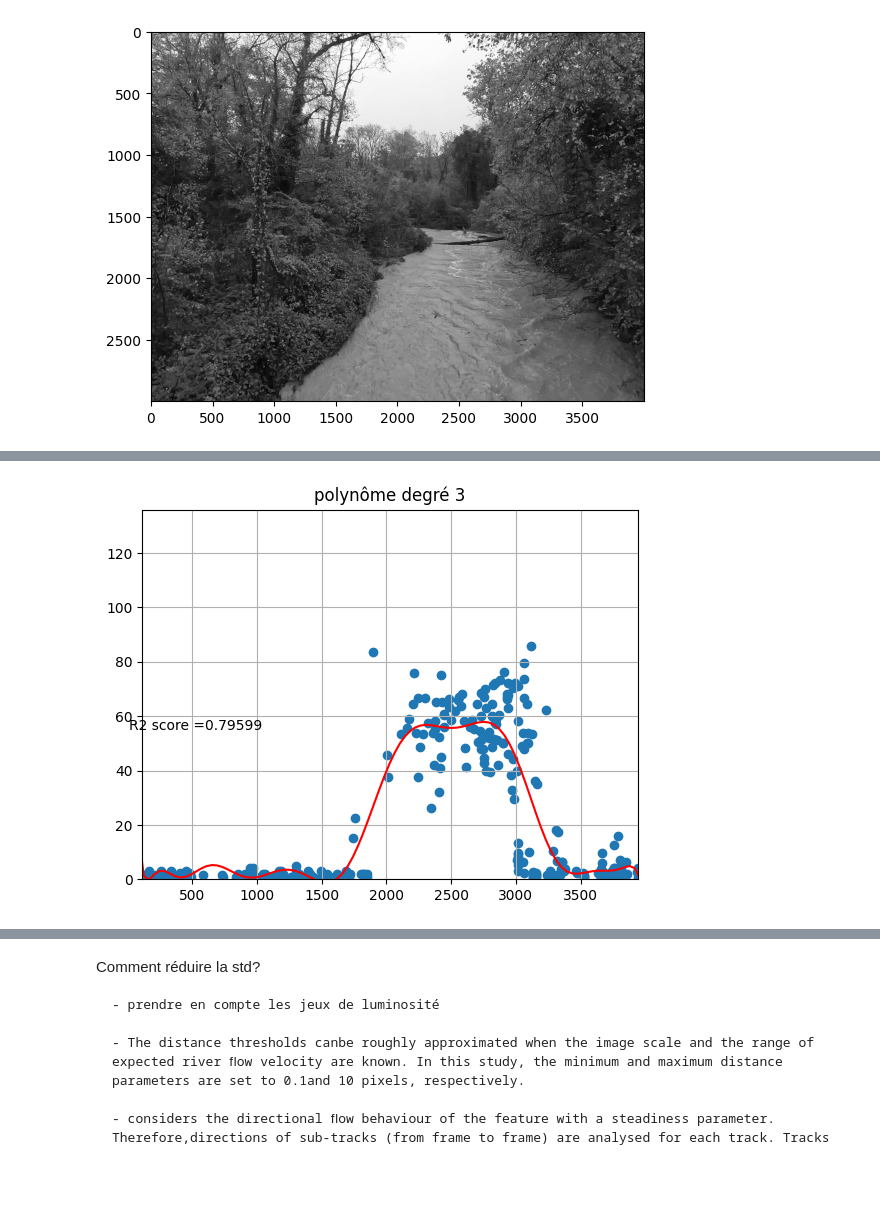
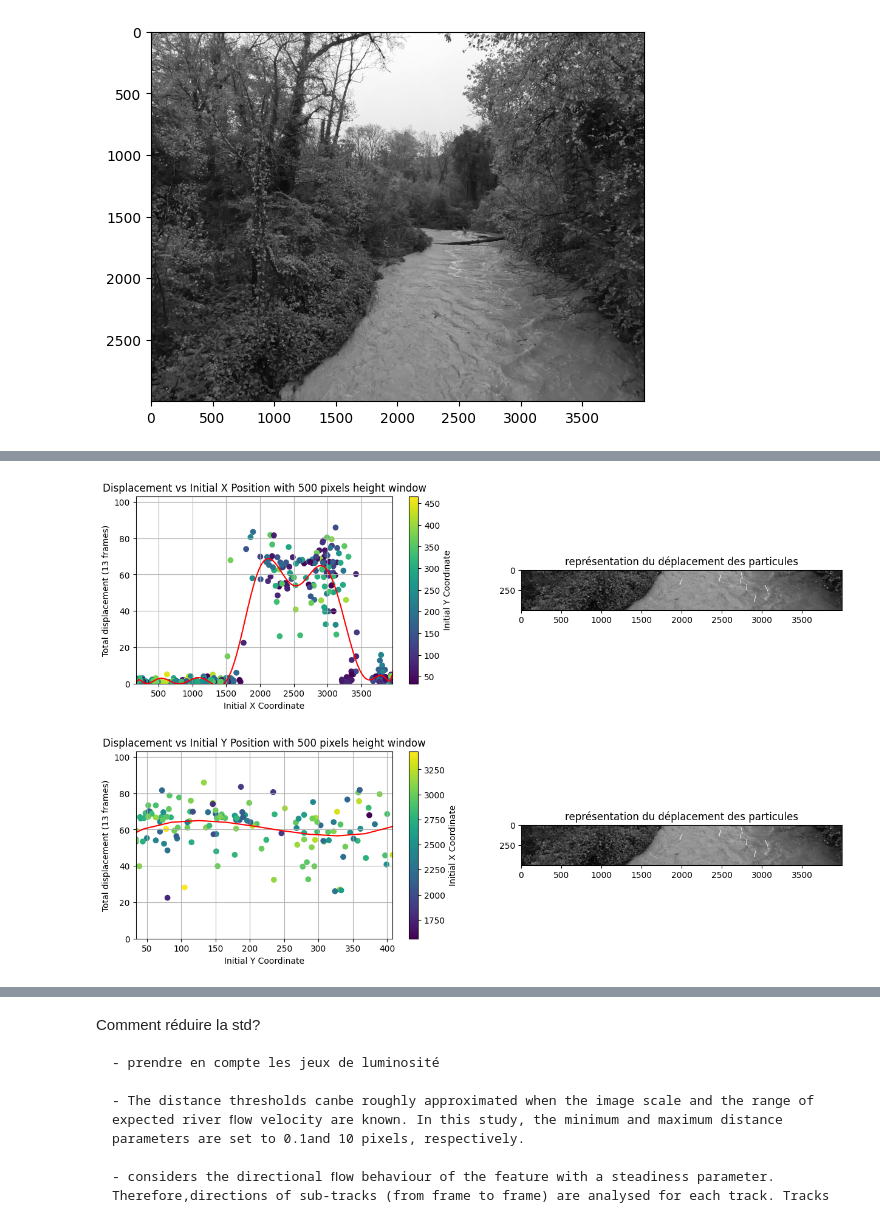
Before and after one commit to rosa-github/Design-Project, a Jupyter notebook: tracking_v2.ipynb, the cells around one changed output, grey strips where cells are left out. Cells and saved outputs as stored; diff of their text form; code cells hidden in the pictures; blank space fills up the shorter version.

```diff
--- a/tracking_v2.ipynb
+++ b/tracking_v2.ipynb
@@ -100,17 +100 @@ plt.imshow(img_circles, cmap='gray'),plt.show()
 (<matplotlib.image.AxesImage at 0x...>, None)
-# %%
-nb_points = 45
-def keypoint(nb_points, image):
-    corners = cv2.goodFeaturesToTrack(image, nb_points,0.1,70)
-    corners = np.intp(corners)
-    return corners # les paires de coordonnées de chaque keypoints
-
-corners = keypoint(nb_points, dx_stripes[0])
-
-img_circles = dx_stripes[0].copy()
-
-for i in corners:
- x,y = i.ravel()
- cv2.circle(img_circles,(x,y),3,255,-1)
-
-plt.imshow(img_circles, cmap='gray'),plt.show()
@@ -141,9 +122,9 @@ def tracking(x0,y0,image, NCC):
 ### celui de sub 5
 
 stats = pd.DataFrame()
-
+img_list=[]
 for img_nb in range(0, len(dx_stripes)):
-    if img_nb % 30 == 0 and img_nb + 13 < len(dx_stripes): # la deuxieme condition est nécessaire pour pouvoir analyser les images jusqu'à la fin de la video
+    if img_nb % 20 == 0 and img_nb + 13 < len(dx_stripes): # la deuxieme condition est nécessaire pour pouvoir analyser les images jusqu'à la fin de la video
         corners = keypoint(nb_points, dx_stripes[img_nb])
         coord_track = corners[:,:2].reshape(-1, 2)
         displacement = np.zeros((len(corners),12,2))
@@ -201,4 +182,5 @@ for img_nb in range(0, len(dx_stripes)):
         stats = pd.concat([stats, stats_temp], ignore_index=True)
         plt.title('représentation du déplacement des particules')
         plt.imshow(img_circles, cmap = 'gray'),plt.show()
+        img_list.append(img_circles)
 # %% [output]
@@ -292,19 +200,52 @@ plt.show()
 # %%
-from sklearn.metrics import r2_score#pour calculer le coeff R2
-
+stats = stats.dropna()
 x = stats.x0
 y = stats.length
 
 mymodel = np.poly1d(np.polyfit(x, y, 16))
 myline = np.linspace(5, 4000, 100)
-
-plt.title("polynôme degré 3")
-plt.scatter(x, y)
+plt.figure(figsize=(15, 4))
+plt.subplot(1, 2, 1)
+plt.scatter(x, y, c=stats.y0, cmap='viridis')
 plt.plot(myline, mymodel(myline), color='red')
-#plt.text(12, 60, mymodel)
-plt.text(12, 55, 'R2 score ={:.5f}'.format(r2_score(y, mymodel(x))))
-plt.ylim(bottom=0, top=np.max(y) + 50)
+#plt.scatter(stats.x0, stats.length)
+plt.xlabel("Initial X Coordinate")
+plt.ylabel("Total displacement (13 frames)")
+plt.title("Displacement vs Initial X Position with 500 pixels height window")
+plt.colorbar(label='Initial Y Coordinate')
+plt.ylim(bottom=0, top=np.max(y) + 0.2*np.max(y))
 plt.xlim(left = np.min(x), right= np.max(x))
 plt.grid(True)
+
+# Affichage de la dernière image de img_list
+plt.subplot(1, 2, 2)
+plt.title('représentation du déplacement des particules')
+plt.imshow(img_list[-1], cmap='gray')
+plt.show()
 # %% [output]
-[figure, old version]
+[figure, new version]
+# %%
+x = stats[stats.length>20].y0
+y = stats[stats.length>20].length
+mymodel = np.poly1d(np.polyfit(x, y, 3))
+myline = np.linspace(5, 4000, 100)
+plt.figure(figsize=(15, 4))
+plt.subplot(1, 2, 1)
+plt.scatter(x, y, c=stats[stats.length>20].x0, cmap='viridis')
+plt.plot(myline, mymodel(myline), color='red')
+#plt.scatter(stats.x0, stats.length)
+plt.xlabel("Initial Y Coordinate")
+plt.ylabel("Total displacement (13 frames)")
+plt.title("Displacement vs Initial Y Position with 500 pixels height window")
+plt.colorbar(label='Initial X Coordinate')
+plt.ylim(bottom=0, top=np.max(y) + 0.2*np.max(y))
+plt.xlim(left = np.min(x), right= np.max(x))
+plt.grid(True)
+
+# Affichage de la dernière image de img_list
+plt.subplot(1, 2, 2)
+plt.title('représentation du déplacement des particules')
+plt.imshow(img_list[-1], cmap='gray')
+plt.show()
+# %% [output]
+[figure, added]
```
Also changed, not shown: parts of 12 cells of this notebook, 4 other files.
